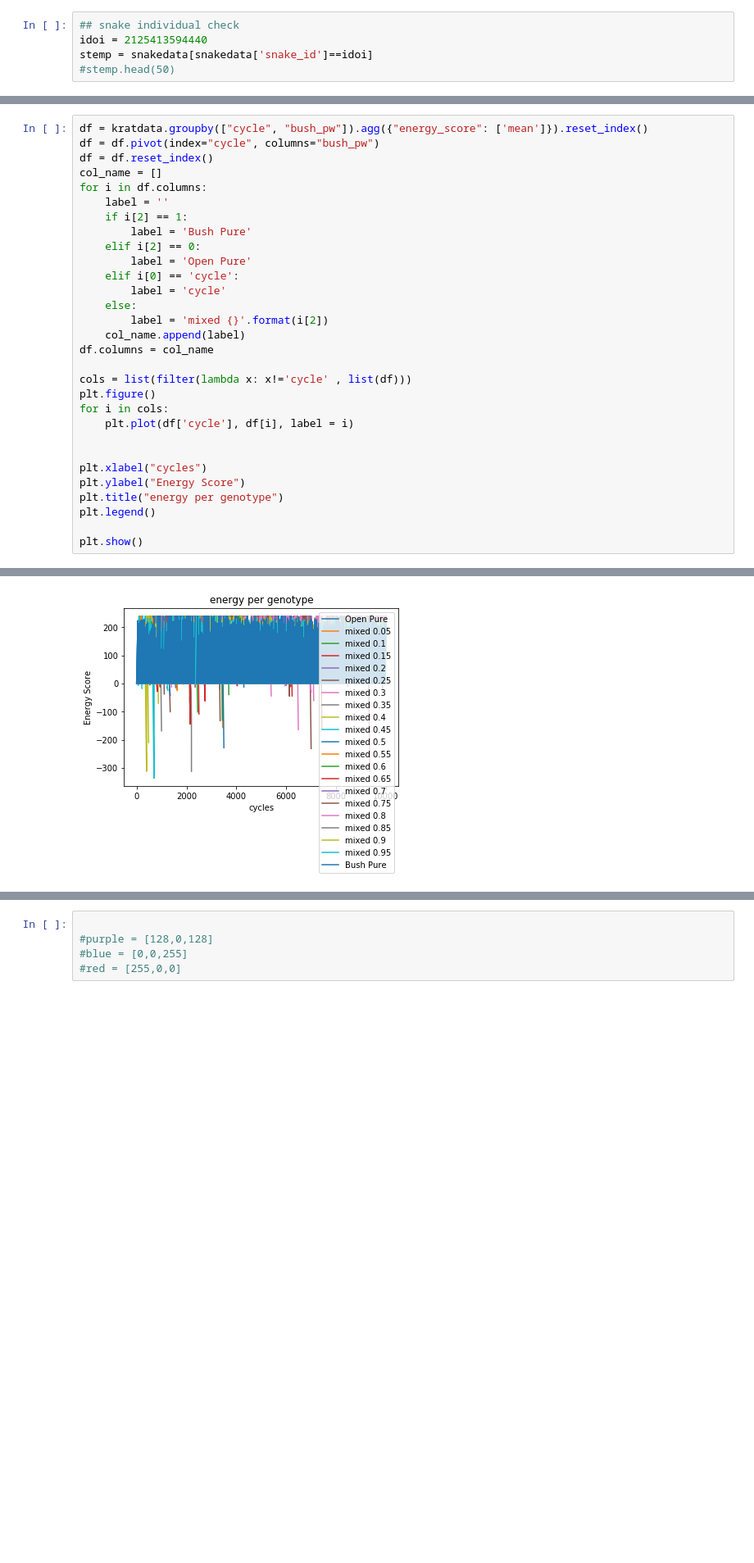
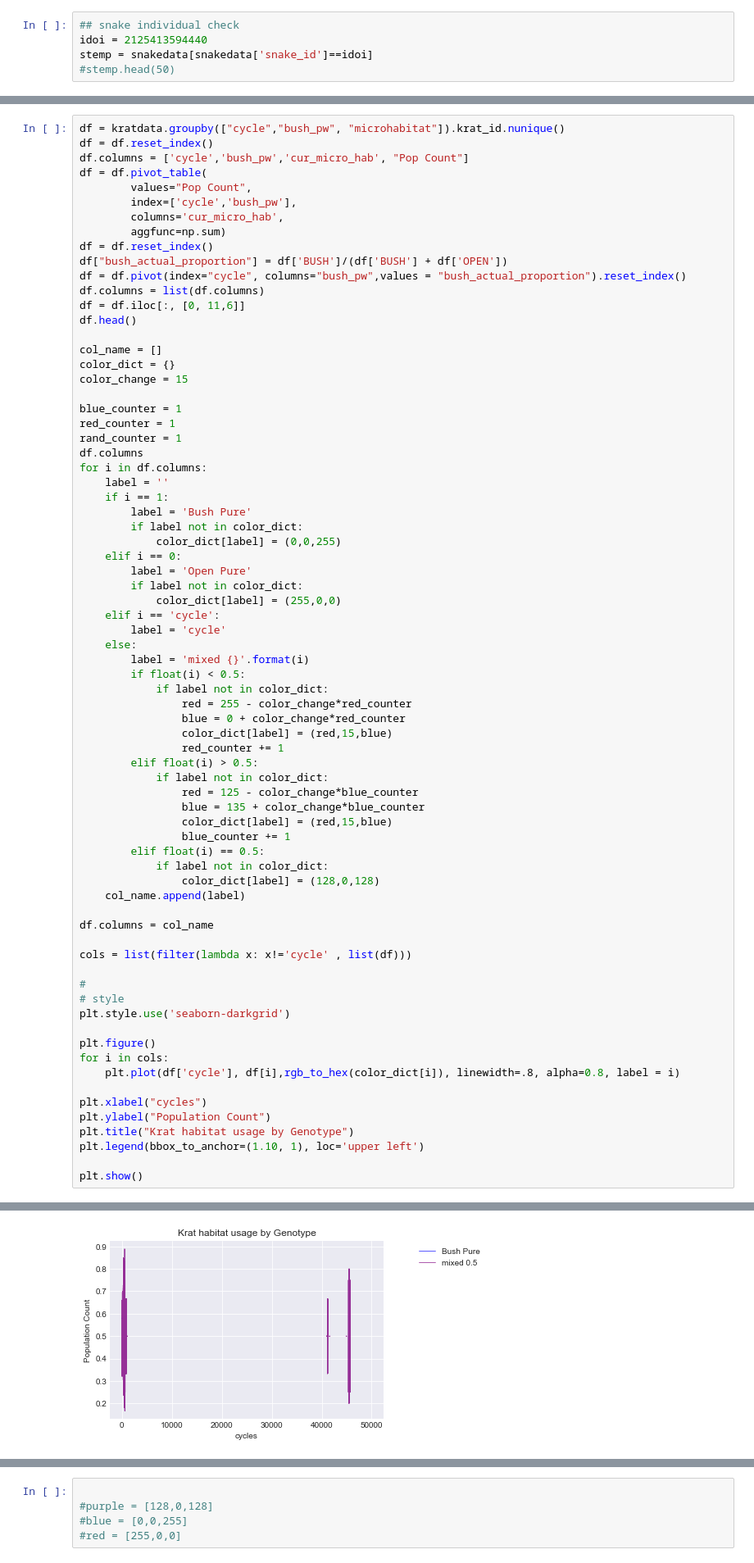
Before and after one commit to michaelremington2/uumarrty, a Jupyter notebook: ecosystem_sim/SimPostDataAnalysis.ipynb, the cells around one changed output, grey strips where cells are left out. Shown at 82% size. Saved outputs shown, nothing was run; the diff lists cells and outputs as text; blank space fills up the shorter version.

Commit message:
Added lots of comments to algorithms and fixed a bug in the movement alg. Added a new chart for post sim analysis.

```diff
--- a/ecosystem_sim/SimPostDataAnalysis.ipynb
+++ b/ecosystem_sim/SimPostDataAnalysis.ipynb
@@ -66,31 +86,74 @@ plt.show()
 # %%
-df = kratdata.groupby(["cycle", "bush_pw"]).agg({"energy_score": ['mean']}).reset_index()
-df = df.pivot(index="cycle", columns="bush_pw")
+df = kratdata.groupby(["cycle","bush_pw", "microhabitat"]).krat_id.nunique()
 df = df.reset_index()
+df.columns = ['cycle','bush_pw','cur_micro_hab', "Pop Count"]
+df = df.pivot_table(
+        values="Pop Count",
+        index=['cycle','bush_pw'],
+        columns='cur_micro_hab',
+        aggfunc=np.sum)
+df = df.reset_index()
+df["bush_actual_proportion"] = df['BUSH']/(df['BUSH'] + df['OPEN'])
+df = df.pivot(index="cycle", columns="bush_pw",values = "bush_actual_proportion").reset_index()
+df.columns = list(df.columns)
+df = df.iloc[:, [0, 11,6]]
+df.head()
+
 col_name = []
+color_dict = {}
+color_change = 15
+
+blue_counter = 1
+red_counter = 1
+rand_counter = 1
+df.columns
 for i in df.columns:
     label = ''
-    if i[2] == 1:
+    if i == 1:
         label = 'Bush Pure'
-    elif i[2] == 0:
+        if label not in color_dict:
+            color_dict[label] = (0,0,255)
+    elif i == 0:
         label = 'Open Pure'
-    elif i[0] == 'cycle':
+        if label not in color_dict:
+            color_dict[label] = (255,0,0)
+    elif i == 'cycle':
         label = 'cycle'
     else:
-        label = 'mixed {}'.format(i[2])
+        label = 'mixed {}'.format(i)
+        if float(i) < 0.5:
+            if label not in color_dict:
+                red = 255 - color_change*red_counter
+                blue = 0 + color_change*red_counter
+                color_dict[label] = (red,15,blue)
+                red_counter += 1
+        elif float(i) > 0.5:
+            if label not in color_dict:
+                red = 125 - color_change*blue_counter
+                blue = 135 + color_change*blue_counter
+                color_dict[label] = (red,15,blue)
+                blue_counter += 1
+        elif float(i) == 0.5:
+            if label not in color_dict:
+                color_dict[label] = (128,0,128)
     col_name.append(label)
+
 df.columns = col_name
 
 cols = list(filter(lambda x: x!='cycle' , list(df)))
+
+#
+# style
+plt.style.use('seaborn-darkgrid')
+
 plt.figure()
 for i in cols:
-    plt.plot(df['cycle'], df[i], label = i)
-
+    plt.plot(df['cycle'], df[i],rgb_to_hex(color_dict[i]), linewidth=.8, alpha=0.8, label = i)
 
 plt.xlabel("cycles")
-plt.ylabel("Energy Score")
-plt.title("energy per genotype")
-plt.legend()
+plt.ylabel("Population Count")
+plt.title("Krat habitat usage by Genotype")
+plt.legend(bbox_to_anchor=(1.10, 1), loc='upper left')
 
 plt.show()
 # %% [output]
@@ -98,4 +160,4 @@ plt.show()
-[figure, old version]
+[figure, new version]
 # %%
 df = snakedata.groupby(["cycle", "bush_pw"]).agg({"energy_score": ['mean']}).reset_index()
 df = df.pivot(index="cycle", columns="bush_pw").reset_index()
```
Also changed, not shown: parts of 8 cells of this notebook, 1 other file.
